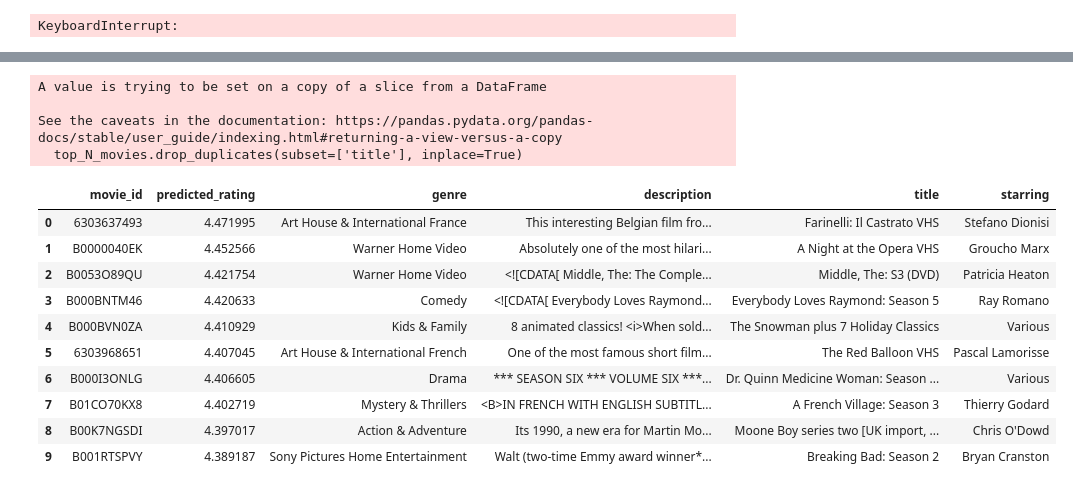
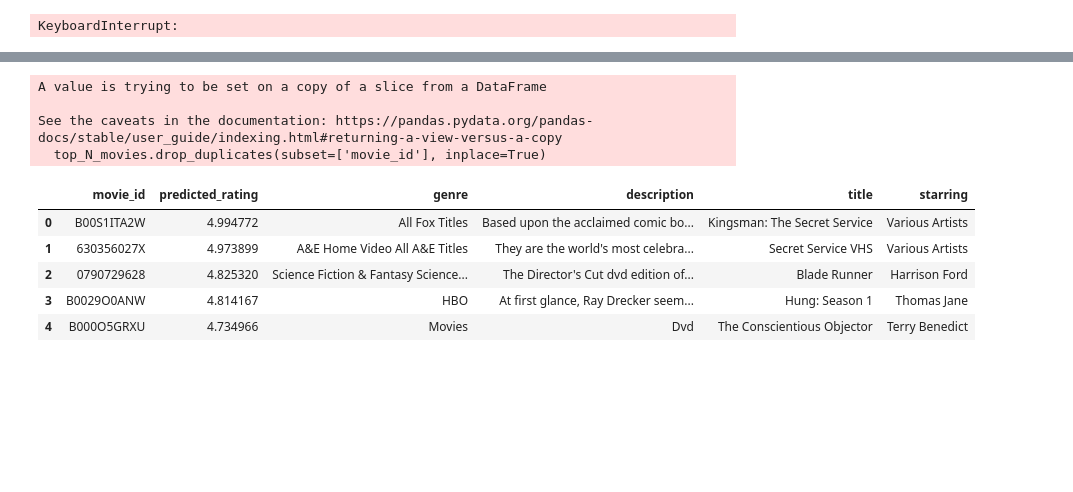
Before and after one commit to ImMaxRoss/film_finder, a Jupyter notebook: collab_model.ipynb, the cells around one changed output, grey strips where cells are left out. Saved outputs shown, nothing was run; the diff lists cells and outputs as text; code cells hidden in the pictures; blank space fills up the shorter version.

Commit message:
first draft for content filtering finished

```diff
--- a/collab_model.ipynb
+++ b/collab_model.ipynb
@@ -46,6 +151,6 @@ memory usage: 29.0+ MB
 # %%
 reader = Reader()
-data = Dataset.load_from_df(df[['user_id', 'movie_id', 'rating']], reader)
+data = Dataset.load_from_df(df2[['user_id', 'movie_id', 'rating']], reader)
 # %%
 trainset, testset = train_test_split(data, test_size=0.2, random_state=42)
 # %%
@@ -125,10 +254,10 @@ KeyboardInterrupt:
 print(g_s_svdpp.best_score)
 print(g_s_svdpp.best_params)
 # %%
-# SVDpp_final = SVDpp(n_factors=30, n_epochs=40, reg_all=0.1, cache_ratings=False)
-# SVDpp_final.fit(trainset)
-# predictions = SVDpp_final.test(testset)
-# kn_first = accuracy.rmse(predictions)
+SVDpp_final = SVDpp()
+SVDpp_final.fit(trainset)
+predictions = SVDpp_final.test(testset)
+kn_first = accuracy.rmse(predictions)
 
 
 #output for user_id with >3 reviews = 1.0246
@@ -207,5 +297,32 @@ movies_df.head()
+# %%
+def recommend_movies(user_id, trained_model, movie_df, N=10):
+    # Get a list of all movies that the user hasn't seen yet
+    user_movies = movie_df[movie_df['user_id'] == user_id]['movie_id'].tolist()
+    all_movies = movie_df['movie_id'].tolist()
+    unseen_movies = set(all_movies) - set(user_movies)
+
+    # Create a dataframe of predictions for all unseen movies
+    predictions = []
+    for movie_id in unseen_movies:
+        predicted_rating = trained_model.predict(user_id, movie_id).est
+        predictions.append({'movie_id': movie_id, 'predicted_rating': predicted_rating})
+    predictions_df = pd.DataFrame(predictions)
+
+    # Sort predictions by rating and return top N
+    top_N = predictions_df.sort_values('predicted_rating', ascending=False).head(N)
+    top_N_movie_ids = top_N['movie_id'].tolist()
+
+    # Get the details of the top N movies, including title and rating
+    top_N_movies = movie_df[movie_df['movie_id'].isin(top_N_movie_ids)]
+    top_N_movies.drop_duplicates(subset=['movie_id'], inplace=True)
+
+    # Merge top N movie ratings with the details dataframe
+    top_N_ratings = pd.merge(top_N, top_N_movies, on='movie_id')
+
+    # Return the top N movie details (excluding title)
+    return top_N_ratings.drop(columns=['user_id', 'rating'], axis=1)
 # %%
-df_movies = pd.merge(df, movies_df, on='movie_id', how='right')
-df_movies.info()
+merged_df = pd.merge(df2, df_movies, on="movie_id", how="left")
+merged_df.info()
 # %% [output]
 <class 'pandas.core.frame.DataFrame'>
@@ -225,21 +370,16 @@ memory usage: 60.1+ MB
 # %%
-user_id = 'A526JEFWQZ03V'
-recommendations = recommend_movies(user_id, SVDpp_final, df_movies)
+user_id = 'A1Y393RU0D034C'
+recommendations = recommend_movies(user_id, SVDpp_final, merged_df, N=5)
 recommendations
 # %% [output]
 A value is trying to be set on a copy of a slice from a DataFrame
 
 See the caveats in the documentation: https://pandas.pydata.org/pandas-docs/stable/user_guide/indexing.html#returning-a-view-versus-a-copy
-  top_N_movies.drop_duplicates(subset=['title'], inplace=True)
+  top_N_movies.drop_duplicates(subset=['movie_id'], inplace=True)
 |  | movie_id | predicted_rating | genre | description | title | starring |
-| 0 | 6303637493 | 4.471995 | Art House & International France | This interesting Belgian film fro... | Farinelli: Il Castrato VHS | Stefano Dionisi |
-| 1 | B0000040EK | 4.452566 | Warner Home Video | Absolutely one of the most hilari... | A Night at the Opera VHS | Groucho Marx |
-| 2 | B0053O89QU | 4.421754 | Warner Home Video | <![CDATA[ Middle, The: The Comple... | Middle, The: S3 (DVD) | Patricia Heaton |
-| 3 | B000BNTM46 | 4.420633 | Comedy | <![CDATA[ Everybody Loves Raymond... | Everybody Loves Raymond: Season 5 | Ray Romano |
-| 4 | B000BVN0ZA | 4.410929 | Kids & Family | 8 animated classics! <i>When sold... | The Snowman plus 7 Holiday Classics | Various |
-| 5 | 6303968651 | 4.407045 | Art House & International French | One of the most famous short film... | The Red Balloon VHS | Pascal Lamorisse |
-| 6 | B000I3ONLG | 4.406605 | Drama | *** SEASON SIX *** VOLUME SIX ***... | Dr. Quinn Medicine Woman: Season ... | Various |
-| 7 | B01CO70KX8 | 4.402719 | Mystery & Thrillers | <B>IN FRENCH WITH ENGLISH SUBTITL... | A French Village: Season 3 | Thierry Godard |
-| 8 | B00K7NGSDI | 4.397017 | Action & Adventure | Its 1990, a new era for Martin Mo... | Moone Boy series two [UK import, ... | Chris O'Dowd |
-| 9 | B001RTSPVY | 4.389187 | Sony Pictures Home Entertainment | Walt (two-time Emmy award winner*... | Breaking Bad: Season 2 | Bryan Cranston |
+| 0 | B00S1ITA2W | 4.994772 | All Fox Titles | Based upon the acclaimed comic bo... | Kingsman: The Secret Service | Various Artists |
+| 1 | 630356027X | 4.973899 | A&E Home Video All A&E Titles | They are the world's most celebra... | Secret Service VHS | Various Artists |
+| 2 | 0790729628 | 4.825320 | Science Fiction & Fantasy Science... | The Director's Cut dvd edition of... | Blade Runner | Harrison Ford |
+| 3 | B0029O0ANW | 4.814167 | HBO | At first glance, Ray Drecker seem... | Hung: Season 1 | Thomas Jane |
+| 4 | B000O5GRXU | 4.734966 | Movies | Dvd | The Conscientious Objector | Terry Benedict |
 # %%
```
Also changed, not shown: parts of 32 cells of this notebook, 5 other files.
